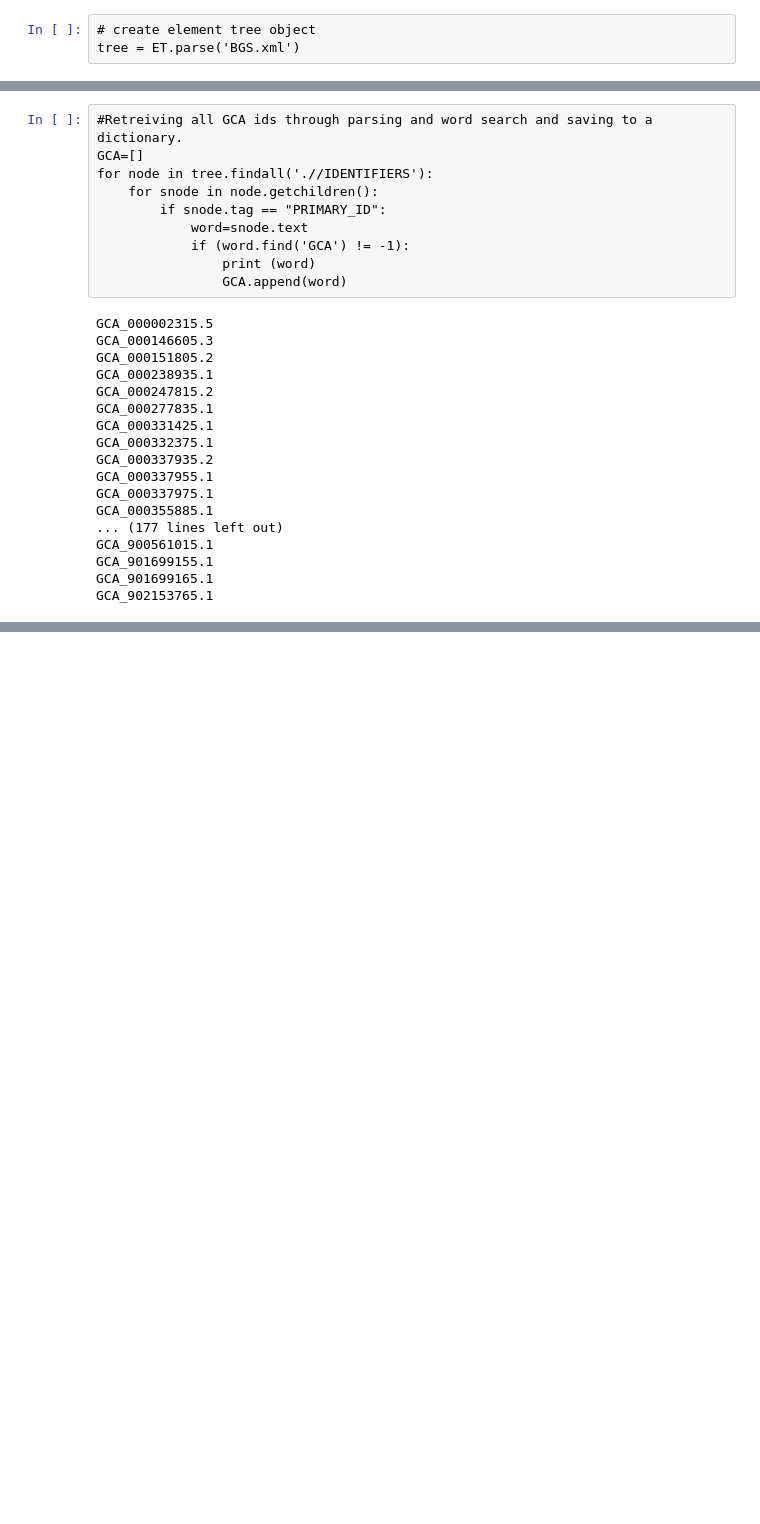
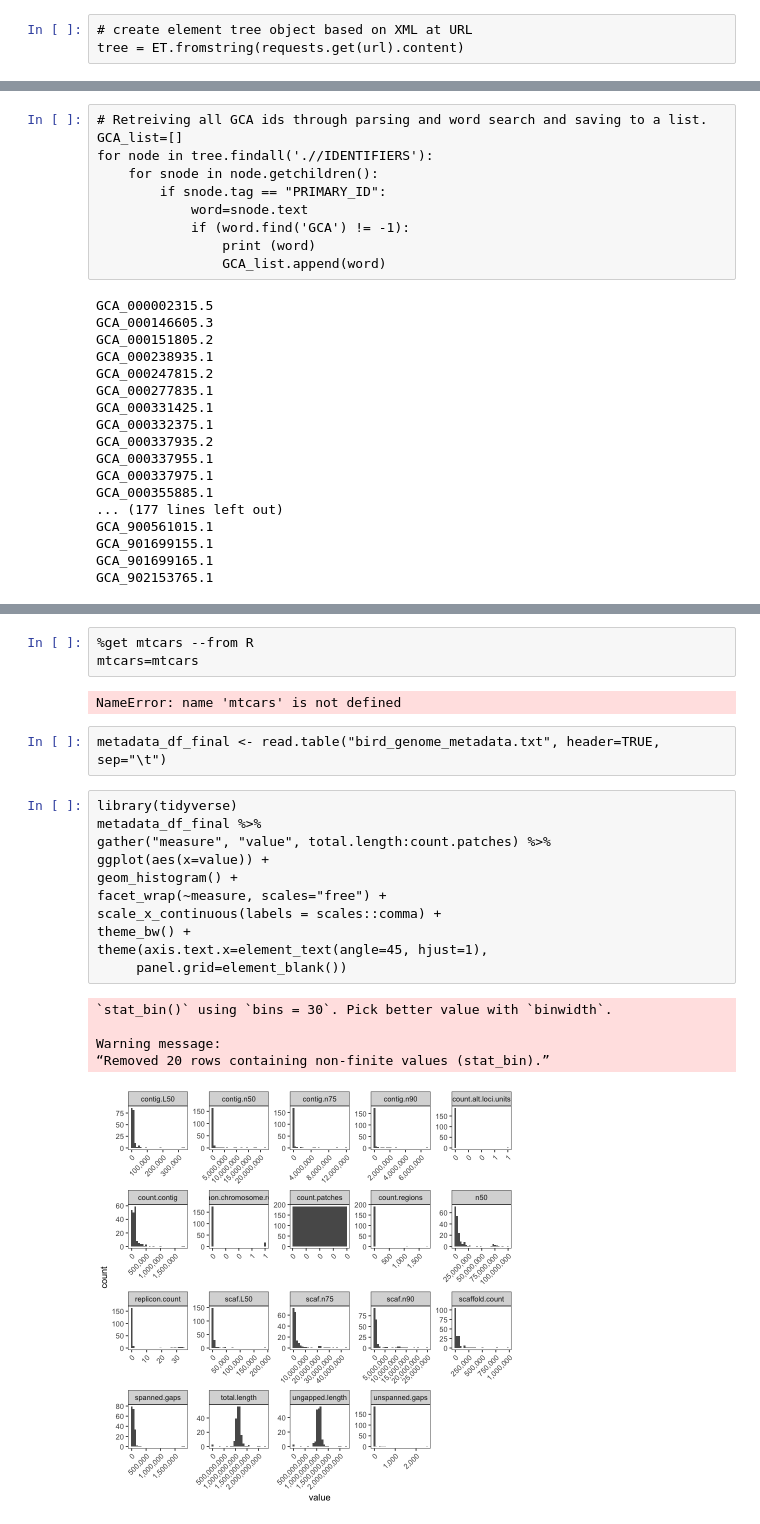
Before and after one commit to darencard/bird_genome_size, a Jupyter notebook: bgs_initial_data_pipeline.ipynb, the cells around one changed output, grey strips where cells are left out. Saved outputs shown, nothing was run; the diff lists cells and outputs as text; blank space fills up the shorter version.

Commit message:
tidyed notebook, improved certaine elements, some basic plotting

```diff
--- a/bgs_initial_data_pipeline.ipynb
+++ b/bgs_initial_data_pipeline.ipynb
@@ -33,3 +26,3 @@ with open('BGS.xml', 'wb') as f:
 # %%
-# create element tree object
-tree = ET.parse('BGS.xml')
+# create element tree object based on XML at URL
+tree = ET.fromstring(requests.get(url).content)
@@ -39,13 +29,13 @@ root = tree.getroot()
 # %%
-#Retreiving all GCA ids through parsing and word search and saving to a dictionary.
-GCA=[]
+# Retreiving all GCA ids through parsing and word search and saving to a list.
+GCA_list=[]
 for node in tree.findall('.//IDENTIFIERS'):
     for snode in node.getchildren():
         if snode.tag == "PRIMARY_ID":
             word=snode.text
             if (word.find('GCA') != -1):
                 print (word)
-                GCA.append(word)
+                GCA_list.append(word)
 # %% [output]
 GCA_000002315.5
 GCA_000146605.3
@@ -185,0 +201,24 @@ class DataFrame(pandas.core.generic.NDFrame)
+# %%
+%get mtcars --from R
+mtcars=mtcars
+# %% [output]
+NameError: name 'mtcars' is not defined
+# %%
+metadata_df_final <- read.table("bird_genome_metadata.txt", header=TRUE, sep="\t")
+# %%
+library(tidyverse)
+metadata_df_final %>%
+gather("measure", "value", total.length:count.patches) %>%
+ggplot(aes(x=value)) +
+geom_histogram() +
+facet_wrap(~measure, scales="free") +
+scale_x_continuous(labels = scales::comma) +
+theme_bw() +
+theme(axis.text.x=element_text(angle=45, hjust=1),
+     panel.grid=element_blank())
+# %% [output]
+`stat_bin()` using `bins = 30`. Pick better value with `binwidth`.
+
+Warning message:
+“Removed 20 rows containing non-finite values (stat_bin).”
+[figure, added]
```
Also changed, not shown: parts of 12 cells of this notebook, 1 other file.
